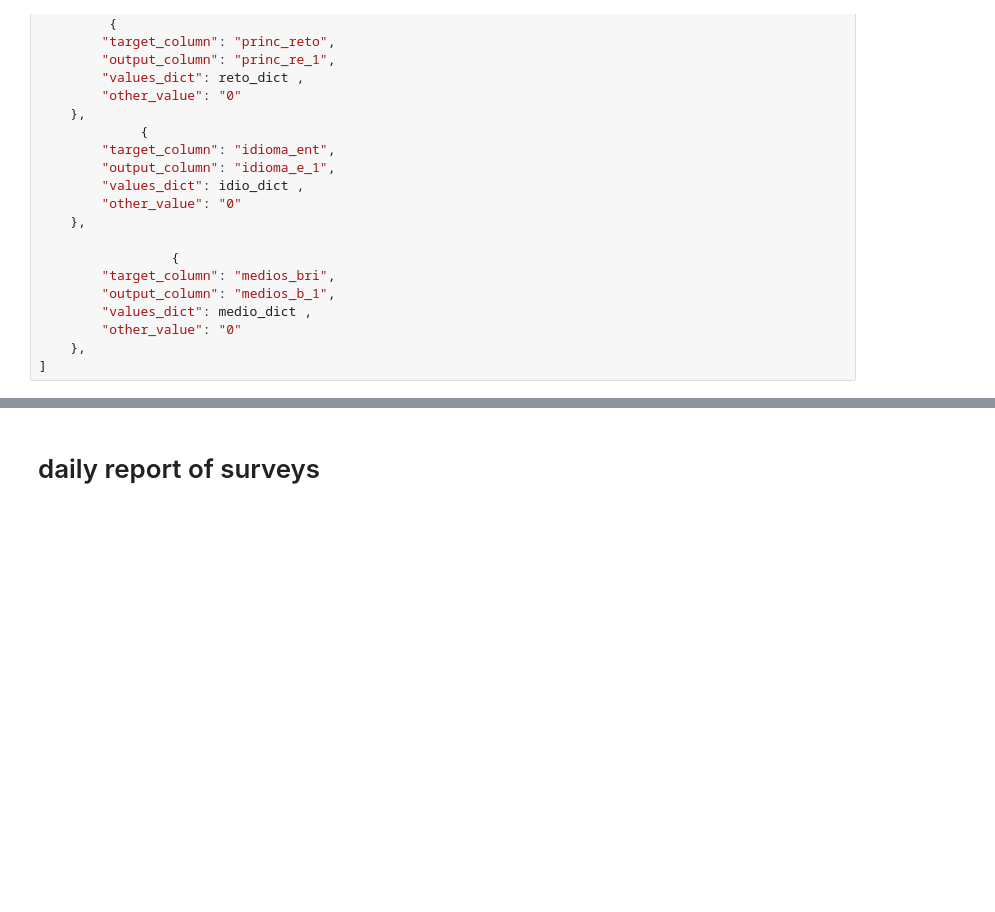
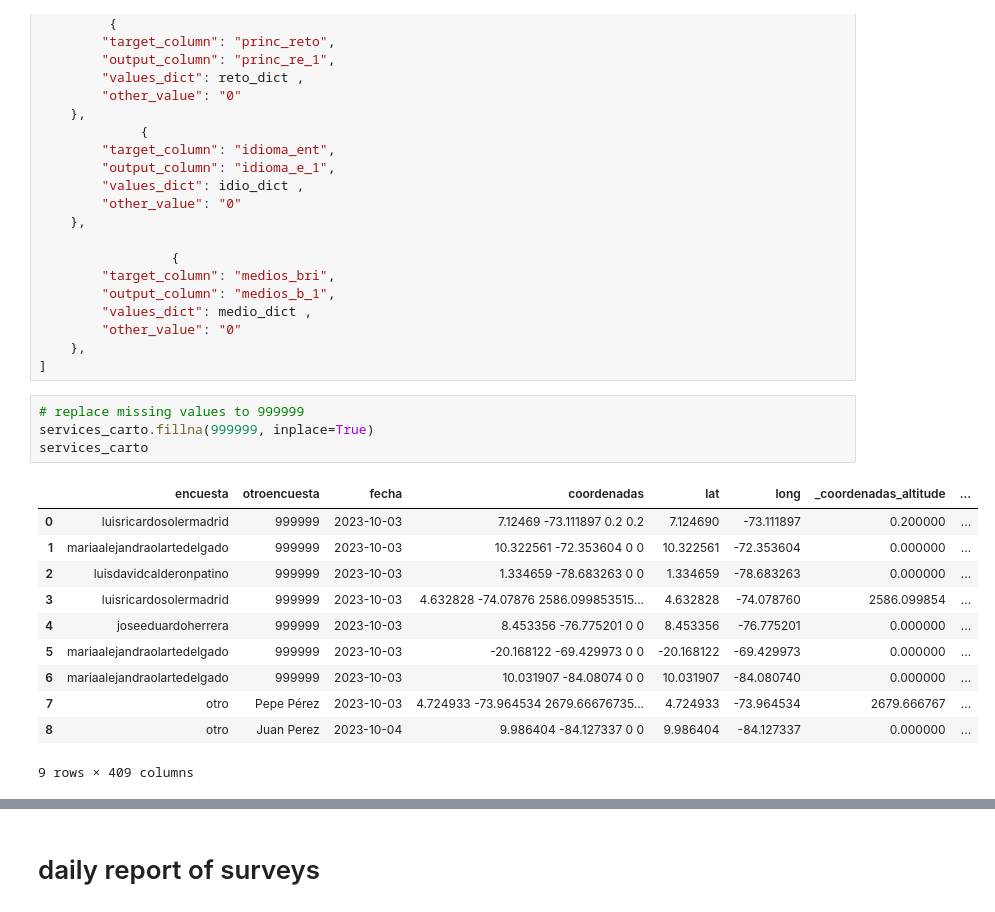
Before and after one commit to maolarte/Aurora, a Jupyter notebook: services.ipynb, the cells around one changed output, grey strips where cells are left out. Cells and saved outputs as stored; diff of their text form; blank space fills up the shorter version.

Commit message:
missing values

```diff
--- a/services.ipynb
+++ b/services.ipynb
@@ -288,6 +288,22 @@ values = [
         "other_value": "0"
     },
 ]
+# %%
+# replace missing values to 999999
+services_carto.fillna(999999, inplace=True)
+services_carto
+# %% [output]
+|  | encuesta | otroencuesta | fecha | coordenadas | lat | long | _coordenadas_altitude | ... |
+| 0 | luisricardosolermadrid | 999999 | 2023-10-03 | 7.12469 -73.111897 0.2 0.2 | 7.124690 | -73.111897 | 0.200000 | ... |
+| 1 | mariaalejandraolartedelgado | 999999 | 2023-10-03 | 10.322561 -72.353604 0 0 | 10.322561 | -72.353604 | 0.000000 | ... |
+| 2 | luisdavidcalderonpatino | 999999 | 2023-10-03 | 1.334659 -78.683263 0 0 | 1.334659 | -78.683263 | 0.000000 | ... |
+| 3 | luisricardosolermadrid | 999999 | 2023-10-03 | 4.632828 -74.07876 2586.099853515... | 4.632828 | -74.078760 | 2586.099854 | ... |
+| 4 | joseeduardoherrera | 999999 | 2023-10-03 | 8.453356 -76.775201 0 0 | 8.453356 | -76.775201 | 0.000000 | ... |
+| 5 | mariaalejandraolartedelgado | 999999 | 2023-10-03 | -20.168122 -69.429973 0 0 | -20.168122 | -69.429973 | 0.000000 | ... |
+| 6 | mariaalejandraolartedelgado | 999999 | 2023-10-03 | 10.031907 -84.08074 0 0 | 10.031907 | -84.080740 | 0.000000 | ... |
+| 7 | otro | Pepe Pérez | 2023-10-03 | 4.724933 -73.964534 2679.66676735... | 4.724933 | -73.964534 | 2679.666767 | ... |
+| 8 | otro | Juan Perez | 2023-10-04 | 9.986404 -84.127337 0 0 | 9.986404 | -84.127337 | 0.000000 | ... |
+9 rows × 409 columns
 # %%
 output_df = processMultValueColumns(services_carto, values)
 exportToFile(output_df, "csv", "output")
```
Also changed, not shown: parts of 3 cells of this notebook.
